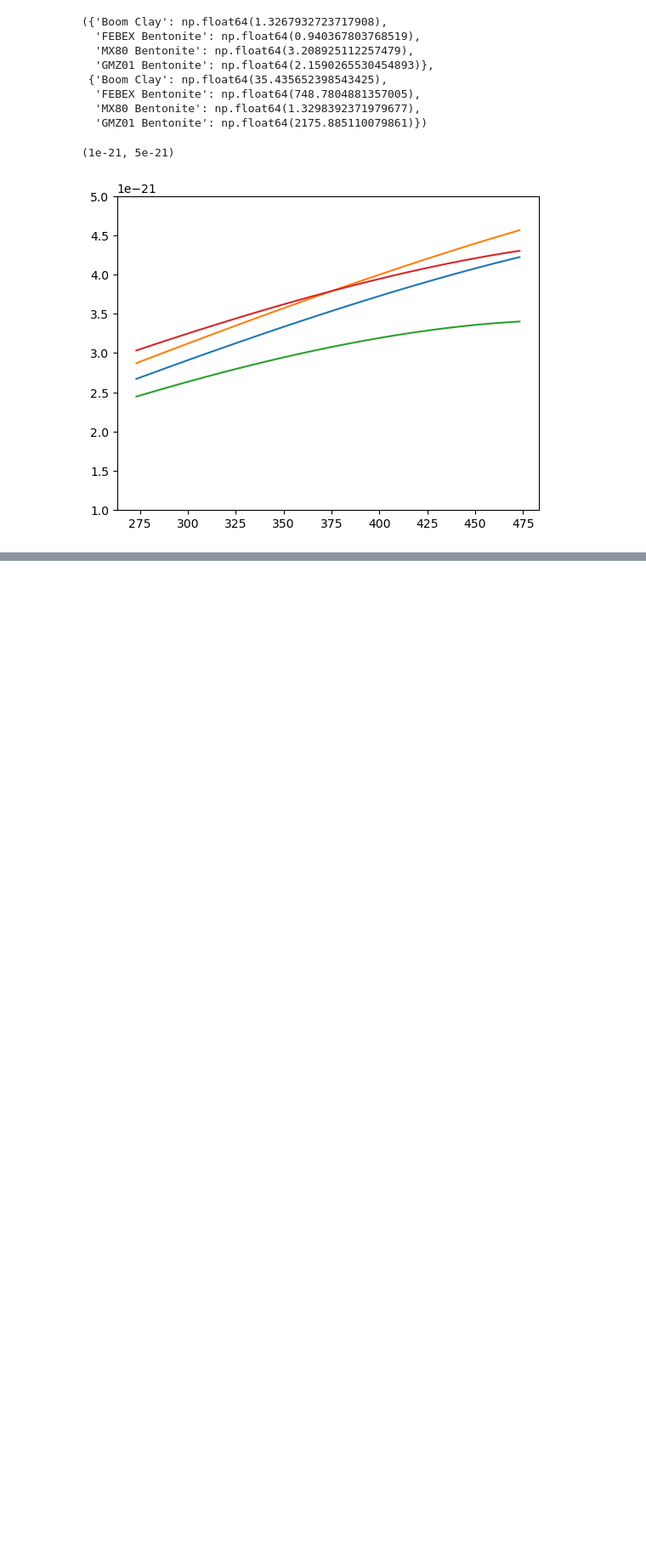
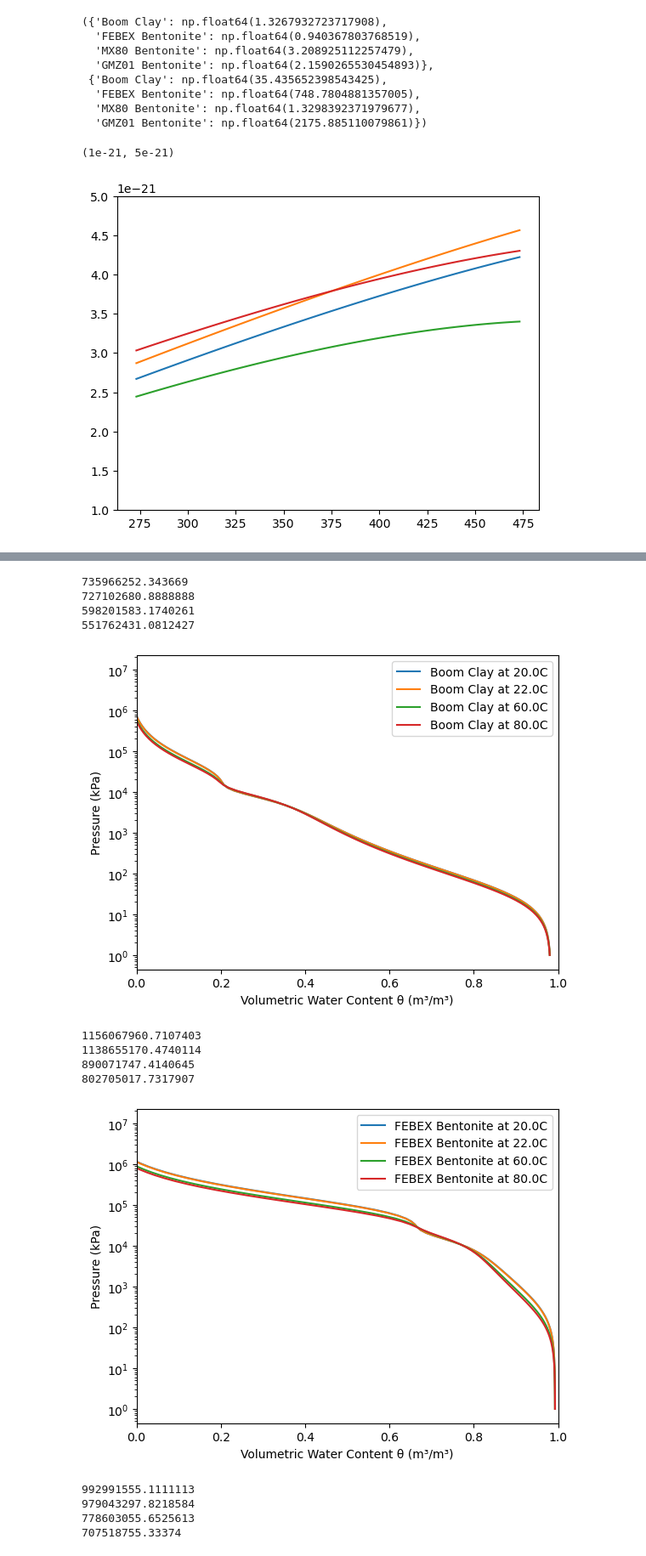
Before and after one commit to joergbuchwald/Lu_McCartney_WRC, a Jupyter notebook: wrc_verifaction.ipynb, the cells around one changed output, grey strips where cells are left out. Shown at 85% size. Cells and saved outputs as stored; diff of their text form; code cells hidden in the pictures; blank space fills up the shorter version.

```diff
--- a/wrc_verifaction.ipynb
+++ b/wrc_verifaction.ipynb
@@ -233,0 +248,2 @@ plt.ylim(1e-21, 5e-21)
+# %%
+p = np.logspace(3, 10, 100)
@@ -233,0 +270,29 @@ plt.ylim(1e-21, 5e-21)
+# %%
+for entry in eps_s:
+    for T_i in templist:
+        m = lu_mc_cartney(entry)
+        print(m.psi_max(T_i))
+        plt.plot([m.water_content(p_i, T_i)/m.phi for p_i in p], p/1000, label=f"{entry} at {T_i-273.15:.1f}C")
+        #plt.plot([m.adsorptive_water_content(p_i, T_i)/m.phi for p_i in p], p/1000, '--', label=f"{entry} at {T_i-273.15:.1f}C")
+        #plt.plot([m.capillary_water_content(p_i, T_i)/m.phi for p_i in p], p/1000, '-.', label=f"{entry} at {T_i-273.15:.1f}C")
+    plt.yscale('log')
+    plt.ylabel('Pressure (kPa)')
+    plt.xlabel('Volumetric Water Content θ (m³/m³)')
+    plt.xlim(0, 1)
+    plt.legend()
+    plt.show()
+# %% [output]
+735966252.343669
+727102680.8888888
+598201583.1740261
+551762431.0812427
+[figure, added]
+1156067960.7107403
+1138655170.4740114
+890071747.4140645
+802705017.7317907
+[figure, added]
+992991555.1111113
+979043297.8218584
+778603055.6525613
+707518755.33374
```
Also changed, not shown: parts of 13 cells of this notebook, 1 other file.
